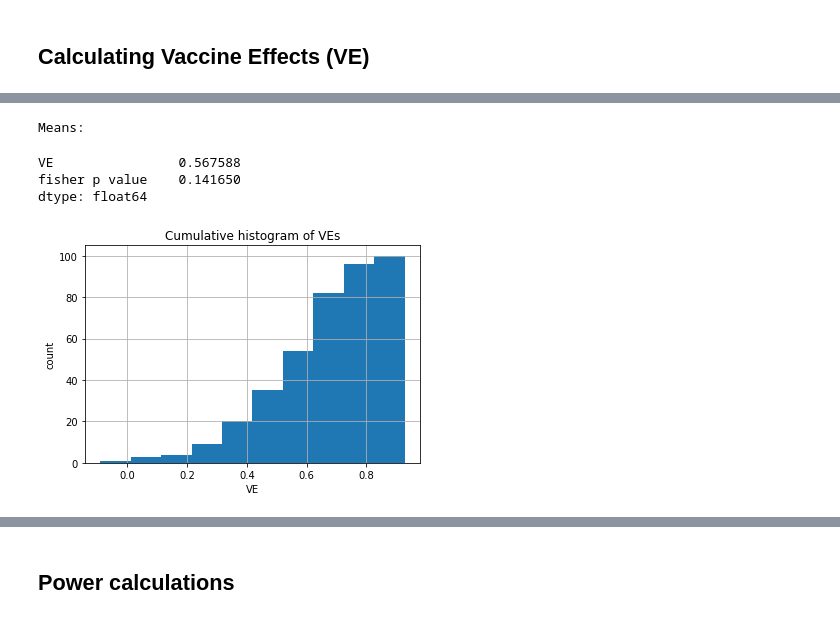
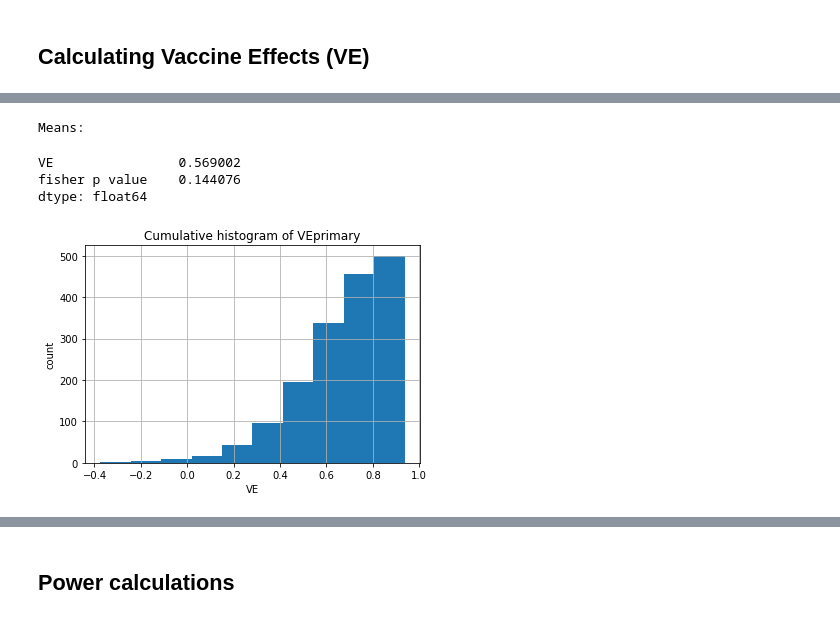
Before and after one commit to tanderson11/householdheterogeneity, a Jupyter notebook: VaccineLab.ipynb, the cells around one changed output, grey strips where cells are left out. Cells and saved outputs as stored; diff of their text form; code cells hidden in the pictures.

```diff
--- a/VaccineLab.ipynb
+++ b/VaccineLab.ipynb
@@ -191,7 +243,7 @@ vaccination_method = vaccine.vaccinate_one
 #vaccination_method = functools.partial(vaccinate_fraction,fraction_vaccinated=0.5)
 # %%
 # --- Create a study object, which provides methods for easy simulation and calculation of statistics ---
-one_vax_study = vaccine.VaccineStudy("one vaccinated", n_per_arm, sizes, hsar, es, (hsarv, 'hsarv'), duration, importation_probability_over_study, vaccination_method)
+one_vax_study = vaccine.VaccineStudy("one vaccinated", hsar, es, (hsarv, 'hsarv'), duration, importation_probability_over_study, vaccination_method)
 # %%
 # What can we do with a VaccineStudy object once we have one?
 if print_documentation:
@@ -217,7 +251,9 @@ if print_documentation:
 # %%
 # --- Run the study some number of times ---
-trials = 100
-vax_df, control_df = one_vax_study.run_trials(trials, arms="both") # we collect the results of our study in two Pandas DataFrames. For more information see https://pandas.pydata.org/pandas-docs/stable/reference/api/pandas.DataFrame.html
+n_per_arm = 50 # the number of households in each arm of the study (arms are 'vaccinated' and 'placebo')
+sizes = [8] # the number of households per arm are divided evenly among the sizes, if there are multiple
+trials = 500
+vax_df, control_df = one_vax_study.run_trials((sizes, n_per_arm), trials, arms="both") # we collect the results of our study in two Pandas DataFrames. For more information see https://pandas.pydata.org/pandas-docs/stable/reference/api/pandas.DataFrame.html
 utilities.make_bar_chart(pd.concat([vax_df, control_df])) # look at histograms of infections to check for coherence or interesting results
 # %% [output]
 Running study ...
@@ -401,0 +397,5 @@ Calculating VEs ...
+# %%
+print("VEprimary")
+
+veprimary_df = one_vax_study.ve("VEprimary")
+veprimary_df
@@ -402,13 +427,13 @@ Calculating VEs ...
 # %%
-ves_df["VE"].hist(cumulative=True)
-plt.title("Cumulative histogram of VEs")
+veprimary_df["VE"].hist(cumulative=True)
+plt.title("Cumulative histogram of VEprimary")
 plt.xlabel("VE")
 plt.ylabel("count")
 print("Means:")
-ves_df.mean()
+veprimary_df.mean()
 # %% [output]
 Means:
-VE                0.567588
-fisher p value    0.141650
+VE                0.569002
+fisher p value    0.144076
 dtype: float64
-[figure, old version]
+[figure, new version]
```
Also changed, not shown: parts of 39 cells of this notebook.
